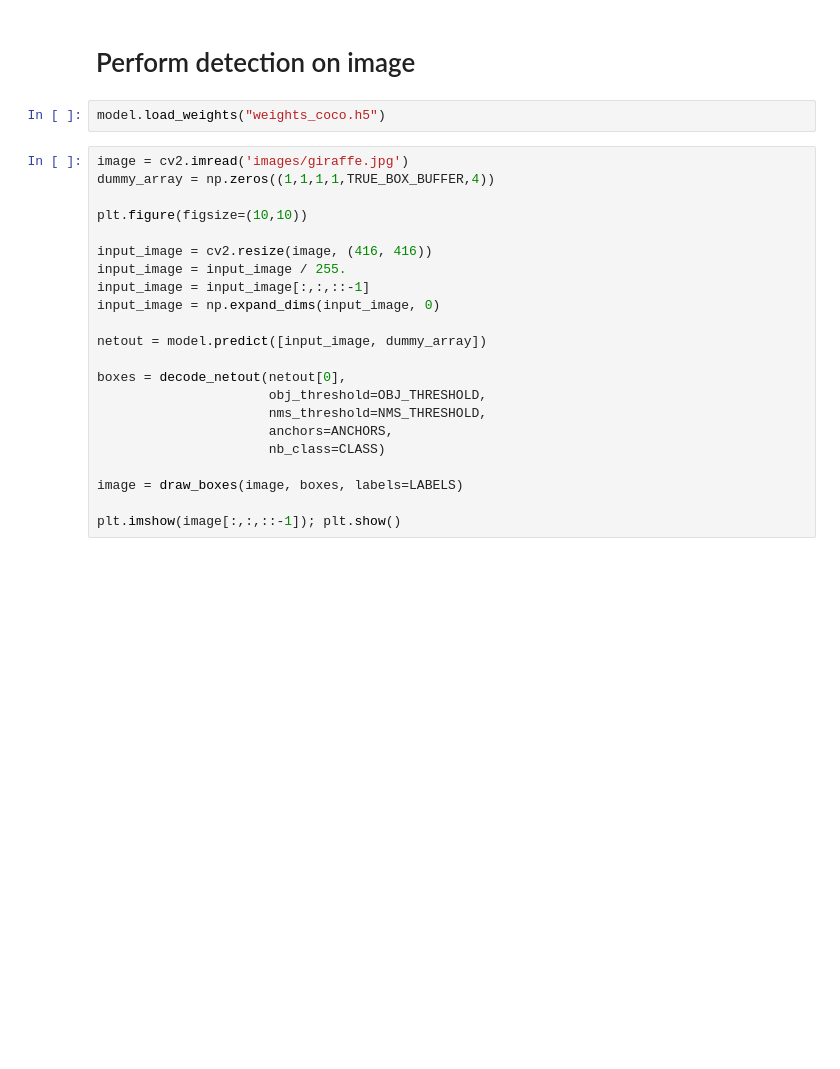
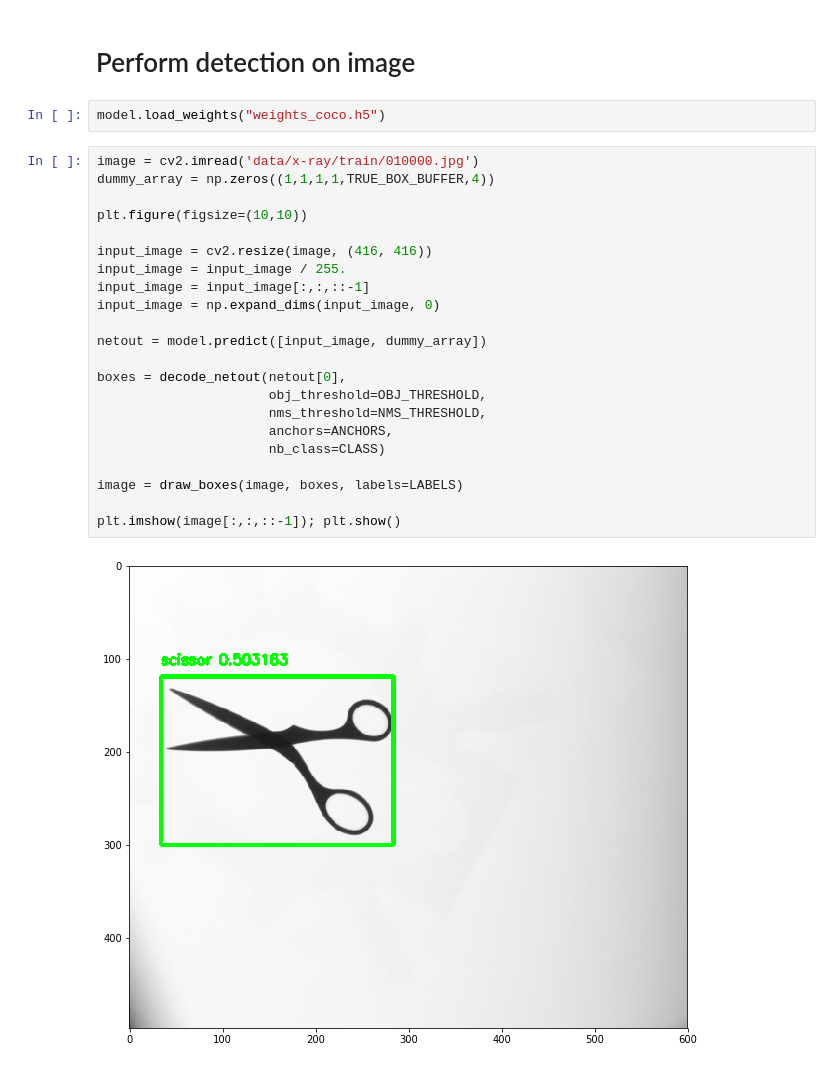
Before and after one commit to tsukar/keras-yolo2, a Jupyter notebook: Yolo Step-by-Step.ipynb, the cells around one changed output. Saved outputs shown, nothing was run; the diff lists cells and outputs as text; blank space fills up the shorter version.

```diff
--- a/Yolo Step-by-Step.ipynb
+++ b/Yolo Step-by-Step.ipynb
@@ -549,24 +588,26 @@ model.fit_generator(generator        = train_batch,
 # %%
 model.load_weights("weights_coco.h5")
 # %%
-image = cv2.imread('images/giraffe.jpg')
+image = cv2.imread('data/x-ray/train/010000.jpg')
 dummy_array = np.zeros((1,1,1,1,TRUE_BOX_BUFFER,4))
 
 plt.figure(figsize=(10,10))
 
 input_image = cv2.resize(image, (416, 416))
 input_image = input_image / 255.
 input_image = input_image[:,:,::-1]
 input_image = np.expand_dims(input_image, 0)
 
 netout = model.predict([input_image, dummy_array])
 
 boxes = decode_netout(netout[0],
                       obj_threshold=OBJ_THRESHOLD,
                       nms_threshold=NMS_THRESHOLD,
                       anchors=ANCHORS,
                       nb_class=CLASS)
 
 image = draw_boxes(image, boxes, labels=LABELS)
 
 plt.imshow(image[:,:,::-1]); plt.show()
+# %% [output]
+[figure, added]
```
Also changed, not shown: parts of 3 cells of this notebook.
